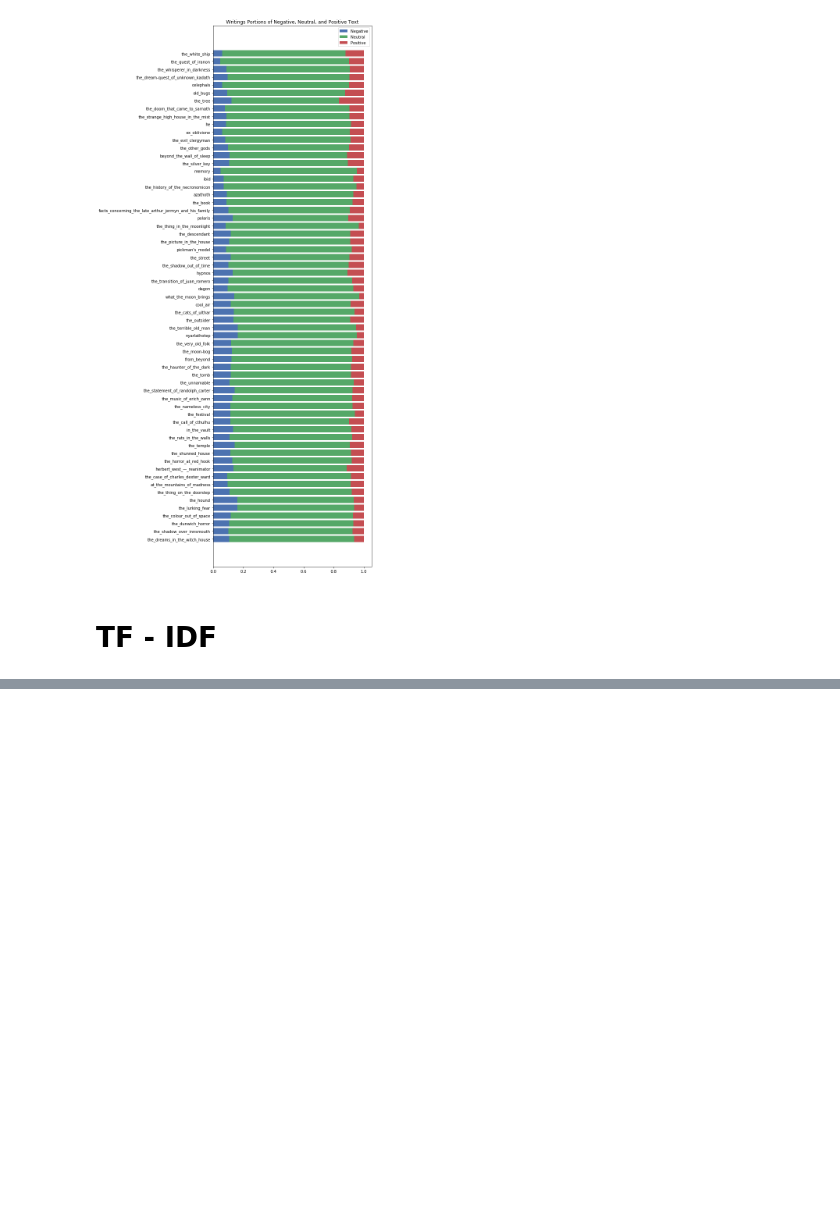
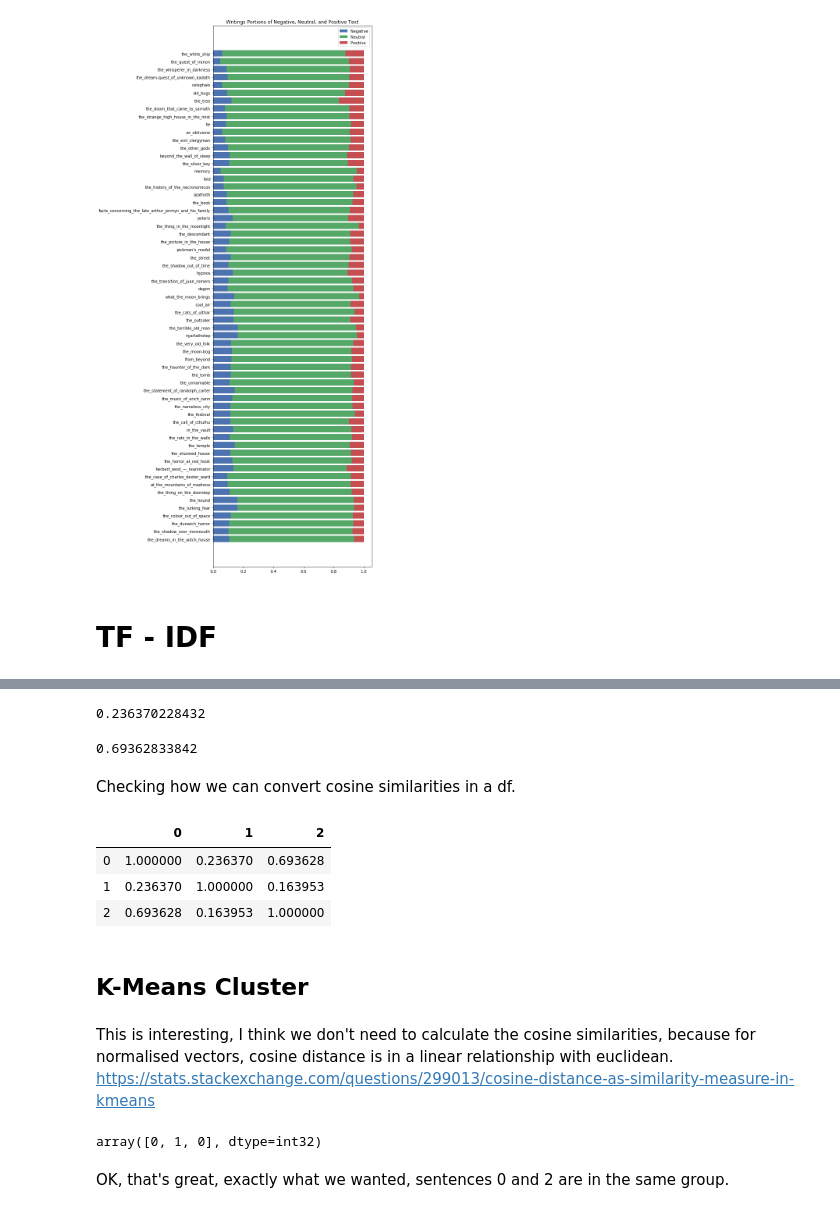
Before and after one commit to MatePocs/lovecraft, a Jupyter notebook: basic_nlp_analysis.ipynb, the cells around one changed output, grey strips where cells are left out. Saved outputs shown, nothing was run; the diff lists cells and outputs as text; code cells hidden in the pictures; blank space fills up the shorter version.

```diff
--- a/basic_nlp_analysis.ipynb
+++ b/basic_nlp_analysis.ipynb
@@ -1283,6 +1289,7 @@ First, we need a tokenizer function that takes a document and converts it into a
 # %%
 def spacy_tokenizer(document):
     tokens = nlp(document)
-    tokens = [token for token in tokens if token.is_stop == False]
-    tokens = [token.lower_ for token in tokens]
+    tokens = [token for token in tokens if (
+        token.is_stop == False and token.is_punct == False and token.lemma_.strip()!= '')]
+    tokens = [token.lemma_ for token in tokens]
     return tokens
@@ -1303,0 +1296,7 @@ result
+# %%
+tfidf_vector = TfidfVectorizer(input = 'content', tokenizer = spacy_tokenizer)
+corpus = ["Monsters are bad.", "I saw a monster yesterday.", "Why are we talking about bad monsters?"]
+# fit: learns vocabulary and idf
+# transform: transforms documents into document-term matrix
+result = tfidf_vector.fit_transform(corpus)
+result
@@ -1327,0 +1344,28 @@ df
+# %%
+0.613356 * 0.385372
+# %% [output]
+0.236370228432
+# %%
+0.789807 * 0.547832 + 0.613356 * 0.425441
+# %% [output]
+0.69362833842
+# %% [markdown]
+Checking how we can convert cosine similarities in a df.
+# %%
+cos_df = pd.DataFrame(columns=[0,1,2])
+# %%
+for i in range(2 + 1):
+    curr_cos_sim = linear_kernel(result[i:i+1], result).flatten()
+    cos_df[i] = curr_cos_sim
+# %%
+cos_df
+# %% [output]
+|  | 0 | 1 | 2 |
+| 0 | 1.000000 | 0.236370 | 0.693628 |
+| 1 | 0.236370 | 1.000000 | 0.163953 |
+| 2 | 0.693628 | 0.163953 | 1.000000 |
+# %% [markdown]
+## K-Means Cluster
+# %% [markdown]
+This is interesting, I think we don't need to calculate the cosine similarities, because for normalised vectors, cosine distance is in a linear relationship with euclidean.
+https://stats.stackexchange.com/questions/299013/cosine-distance-as-similarity-measure-in-kmeans
@@ -1327,0 +1374,6 @@ df
+# %%
+kmeans.labels_
+# %% [output]
+array([0, 1, 0], dtype=int32)
+# %% [markdown]
+OK, that's great, exactly what we wanted, sentences 0 and 2 are in the same group.
```
Also changed, not shown: parts of 37 cells of this notebook.
